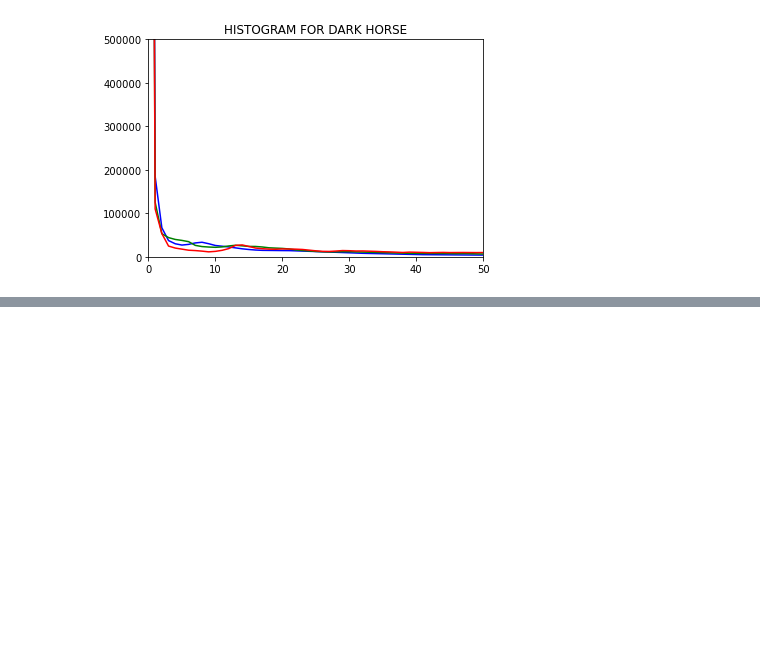
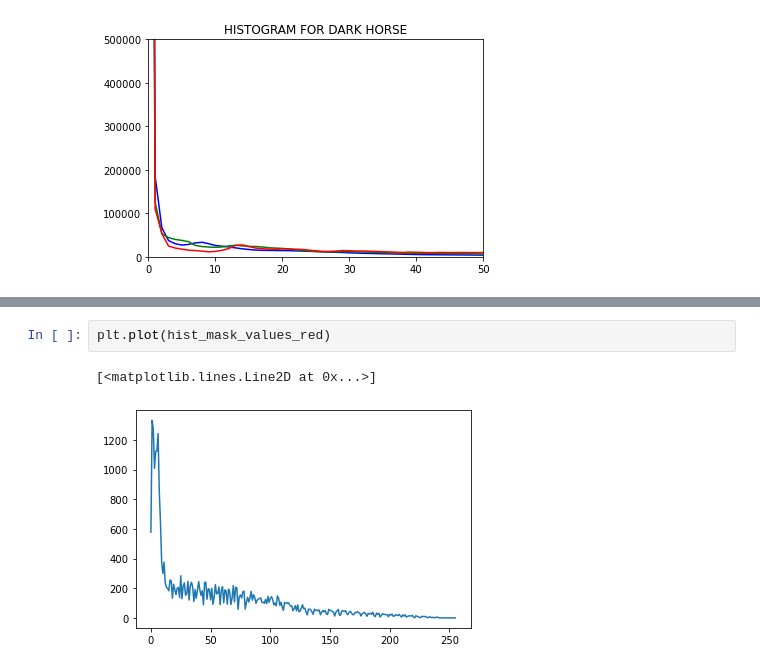
Before and after one commit to alperergul/computer-vision, a Jupyter notebook: ImageProcessing/histogram_part_1.ipynb, the cells around one changed output, grey strips where cells are left out. Cells and saved outputs as stored; diff of their text form; blank space fills up the shorter version.

```diff
--- a/ImageProcessing/histogram_part_1.ipynb
+++ b/ImageProcessing/histogram_part_1.ipynb
@@ -56,0 +93,5 @@ Text(0.5, 1.0, 'HISTOGRAM FOR DARK HORSE')
+# %%
+plt.plot(hist_mask_values_red)
+# %% [output]
+[<matplotlib.lines.Line2D at 0x...>]
+[figure, added]
```
Also changed, not shown: parts of 31 cells of this notebook, 1 other file.
